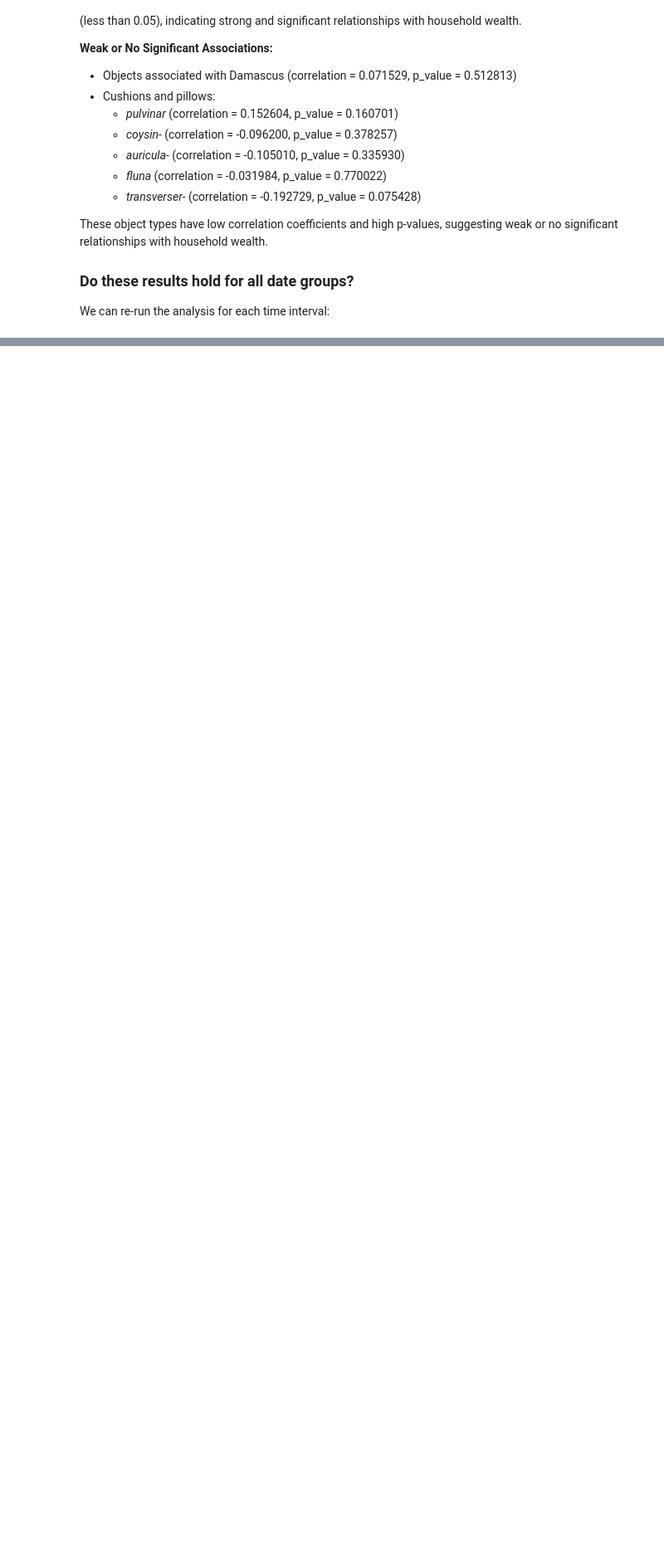
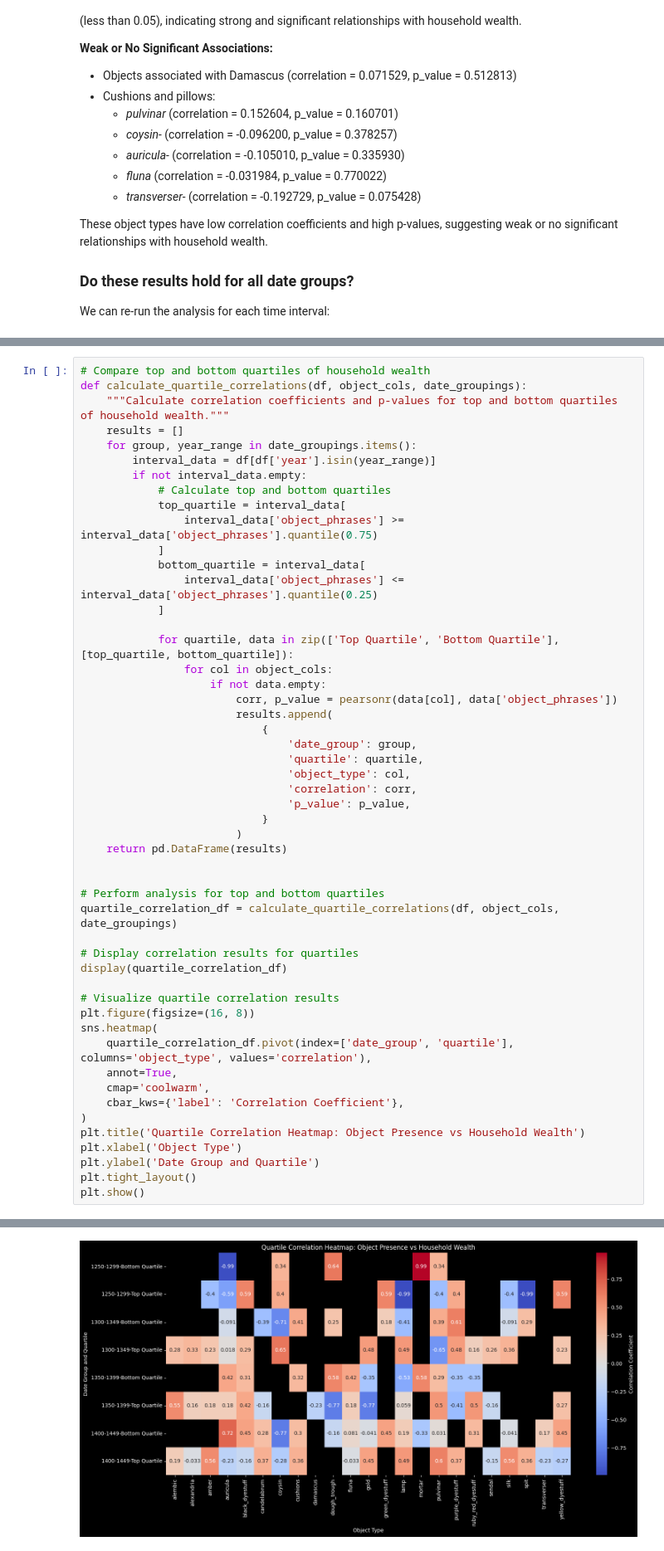
Before and after one commit to gpizzorno/marseille-luxury-objects, a Jupyter notebook: luxury-items.ipynb, the cells around one changed output, grey strips where cells are left out. Shown at 83% size. Cells and saved outputs as stored; diff of their text form; blank space fills up the shorter version.

```diff
--- a/luxury-items.ipynb
+++ b/luxury-items.ipynb
@@ -339,0 +395,52 @@ Gold in decorative item or jewelry, spits, green dyestuff, and silk consistently
+# %%
+# Compare top and bottom quartiles of household wealth
+def calculate_quartile_correlations(df, object_cols, date_groupings):
+    """Calculate correlation coefficients and p-values for top and bottom quartiles of household wealth."""
+    results = []
+    for group, year_range in date_groupings.items():
+        interval_data = df[df['year'].isin(year_range)]
+        if not interval_data.empty:
+            # Calculate top and bottom quartiles
+            top_quartile = interval_data[
+                interval_data['object_phrases'] >= interval_data['object_phrases'].quantile(0.75)
+            ]
+            bottom_quartile = interval_data[
+                interval_data['object_phrases'] <= interval_data['object_phrases'].quantile(0.25)
+            ]
+
+            for quartile, data in zip(['Top Quartile', 'Bottom Quartile'], [top_quartile, bottom_quartile]):
+                for col in object_cols:
+                    if not data.empty:
+                        corr, p_value = pearsonr(data[col], data['object_phrases'])
+                        results.append(
+                            {
+                                'date_group': group,
+                                'quartile': quartile,
+                                'object_type': col,
+                                'correlation': corr,
+                                'p_value': p_value,
+                            }
+                        )
+    return pd.DataFrame(results)
+
+
+# Perform analysis for top and bottom quartiles
+quartile_correlation_df = calculate_quartile_correlations(df, object_cols, date_groupings)
+
+# Display correlation results for quartiles
+display(quartile_correlation_df)
+
+# Visualize quartile correlation results
+plt.figure(figsize=(16, 8))
+sns.heatmap(
+    quartile_correlation_df.pivot(index=['date_group', 'quartile'], columns='object_type', values='correlation'),
+    annot=True,
+    cmap='coolwarm',
+    cbar_kws={'label': 'Correlation Coefficient'},
+)
+plt.title('Quartile Correlation Heatmap: Object Presence vs Household Wealth')
+plt.xlabel('Object Type')
+plt.ylabel('Date Group and Quartile')
+plt.tight_layout()
+plt.show()
+# %% [output]
@@ -339,0 +460 @@ Gold in decorative item or jewelry, spits, green dyestuff, and silk consistently
+[figure, added]
```
Also changed, not shown: parts of 7 cells of this notebook.
